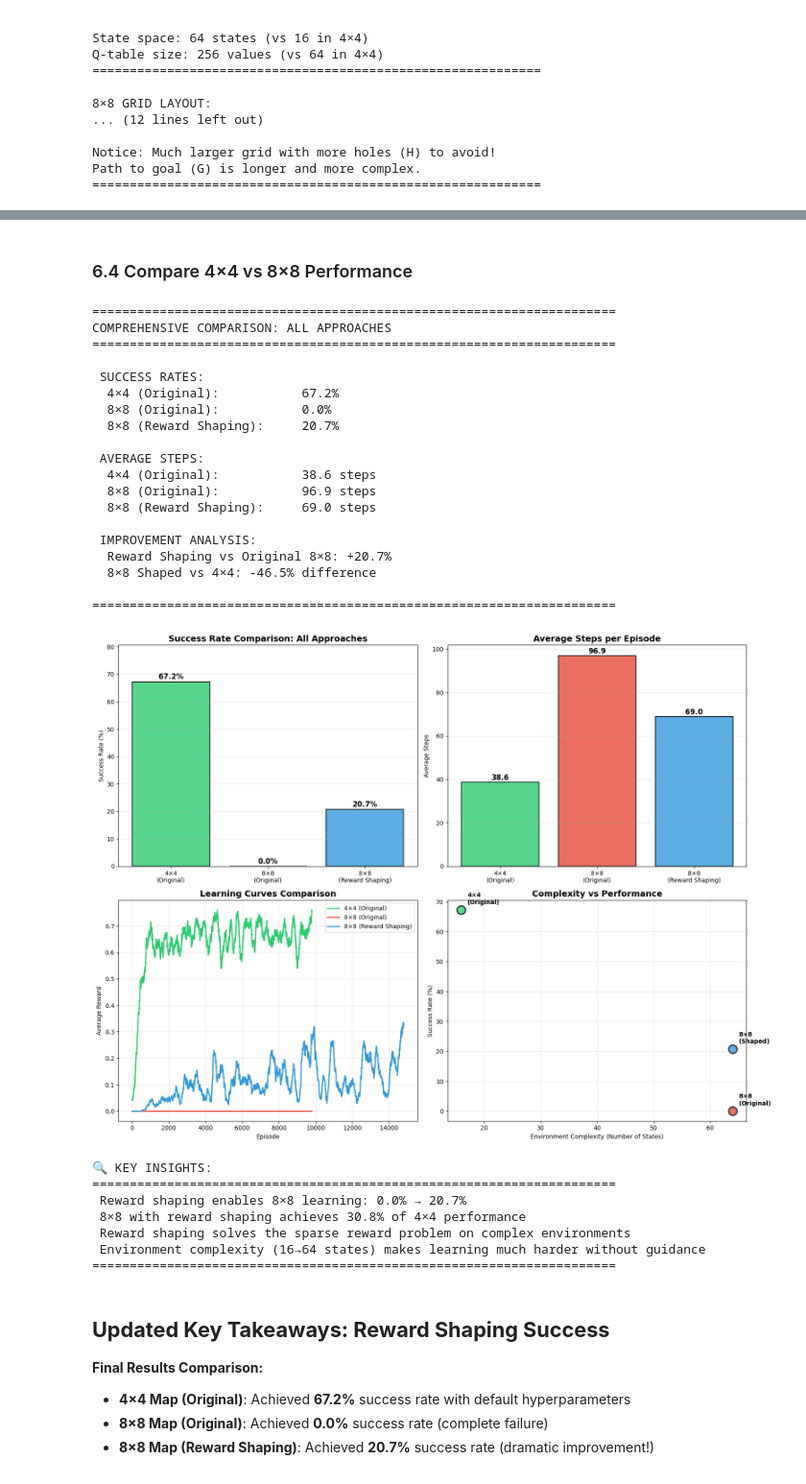
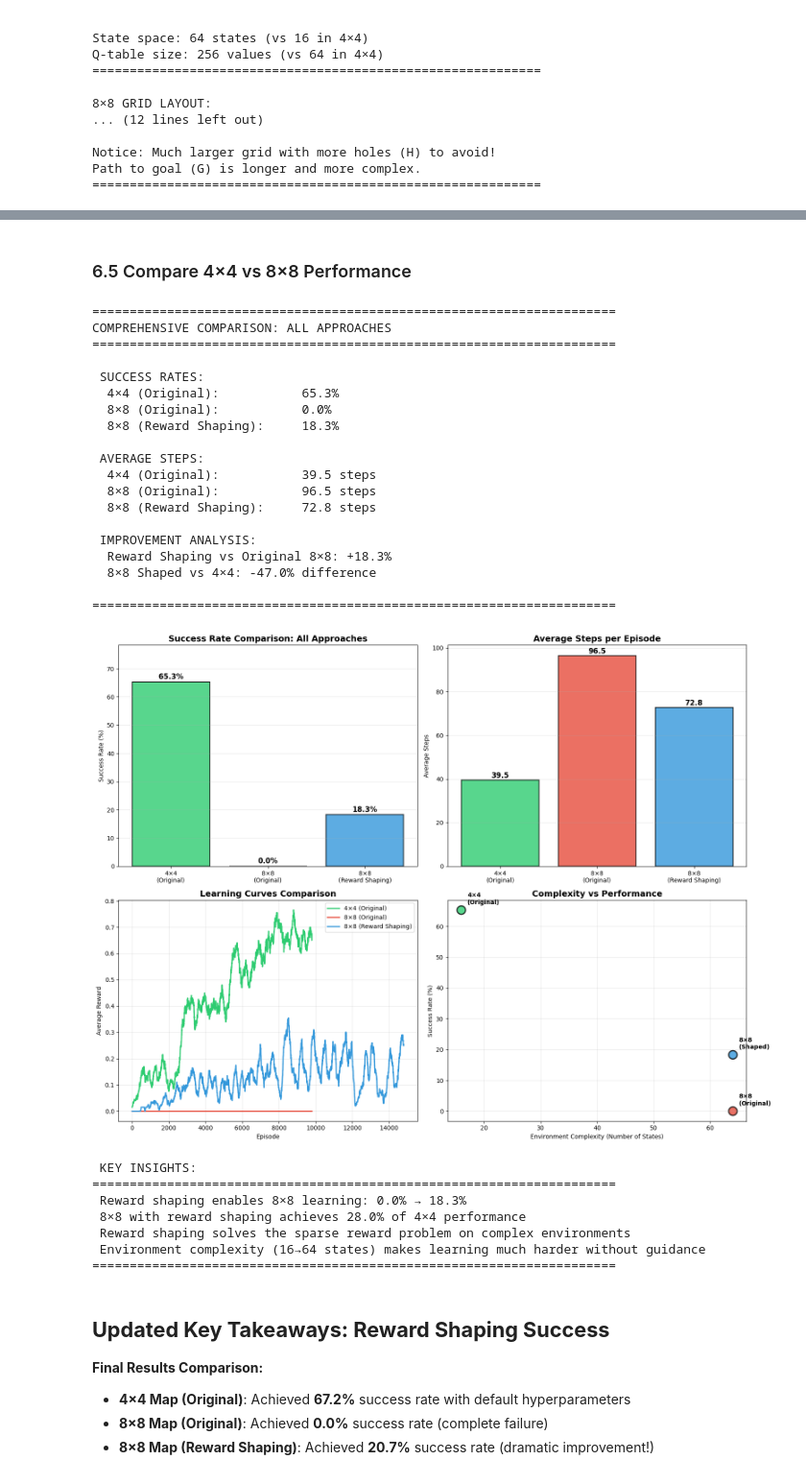
Before and after one commit to QuasimodoCodes/4610-Final, a Jupyter notebook: warehouse_robot_rl/warehouse_robot_rl.ipynb, the cells around one changed output, grey strips where cells are left out. Shown at 96% size. Drawn from its saved outputs; the diff is of its cells as text; code cells hidden in the pictures.

Commit message:
fixed reward shaping isue

```diff
--- a/warehouse_robot_rl/warehouse_robot_rl.ipynb
+++ b/warehouse_robot_rl/warehouse_robot_rl.ipynb
@@ -1169,0 +1302,29 @@ Path to goal (G) is longer and more complex.
+# %%
+# Create baseline agent for 8x8 WITHOUT reward shaping
+agent_8x8_baseline = QLearningAgent(
+    env_8x8,
+    learning_rate=0.2,
+    discount_factor=0.99,
+    epsilon_decay=0.995
+)
+
+print("=" * 60)
+print("TRAINING 8×8 BASELINE (NO REWARD SHAPING)")
+print("=" * 60)
+print("This will likely struggle due to sparse rewards...")
+print("=" * 60)
+
+# Train without reward shaping (using original train_agent function)
+rewards_8x8, steps_8x8 = train_agent(
+    agent_8x8_baseline,
+    env_8x8,
+    num_episodes=10000,
+    max_steps=150
+)
+
+# Print results
+print(f"\nBaseline Results (WITHOUT reward shaping):")
+print(f"  Success rate (last 1000): {np.sum(rewards_8x8[-1000:]) / 1000 * 100:.1f}%")
+print(f"  Avg steps (last 1000): {np.mean(steps_8x8[-1000:]):.1f}")
+print(f"  Total episodes: {len(rewards_8x8)}")
+print("\n" + "=" * 60)
@@ -1329,19 +1510,24 @@ Why it works:
   • Step penalty encourages efficient paths
 ============================================================
 # %% [markdown]
-### 6.4 Compare 4×4 vs 8×8 Performance
+### 6.5 Compare 4×4 vs 8×8 Performance
 # %%
 # Updated comprehensive comparison: 4×4 vs 8×8 (original) vs 8×8 (reward shaping)
+
+# Use the original 4×4 training results from cell 23
+rewards_4x4_baseline = rewards
+steps_4x4_baseline = steps
+
 print("=" * 70)
 print("COMPREHENSIVE COMPARISON: ALL APPROACHES")
 print("=" * 70)
 
 # Calculate metrics for all three approaches
-success_4x4 = np.sum(rewards[-1000:]) / 1000 * 100  # From original 4×4 agent
+success_4x4 = np.sum(rewards_4x4_baseline[-1000:]) / 1000 * 100  # From original 4×4 agent
 success_8x8_original = np.sum(rewards_8x8[-1000:]) / 1000 * 100  # 8×8 without reward shaping
 success_8x8_shaped = np.sum(rewards_shaped[-1000:]) / 1000 * 100  # 8×8 with reward shaping
 
-steps_4x4 = np.mean(steps[-1000:])
+steps_4x4 = np.mean(steps_4x4_baseline[-1000:])
 steps_8x8_original = np.mean(steps_8x8[-1000:])
 steps_8x8_shaped = np.mean(steps_shaped[-1000:])
 
@@ -1393,7 +1579,7 @@ for i, v in enumerate(steps_data):
 window = 200
 
 # Calculate moving averages
-rewards_4x4_ma = np.convolve(rewards, np.ones(window)/window, mode='valid')
+rewards_4x4_ma = np.convolve(rewards_4x4_baseline, np.ones(window)/window, mode='valid')
 rewards_8x8_ma = np.convolve(rewards_8x8, np.ones(window)/window, mode='valid')
 rewards_shaped_ma = np.convolve(rewards_shaped, np.ones(window)/window, mode='valid')
 
@@ -1424,45 +1610,45 @@ axes[1, 1].grid(True, alpha=0.3)
 labels = ['4×4\n(Original)', '8×8\n(Original)', '8×8\n(Shaped)']
 for i, label in enumerate(labels):
     axes[1, 1].annotate(label, (complexity[i], performance[i]),
                        xytext=(10, 10), textcoords='offset points',
                        fontsize=10, fontweight='bold')
 
 plt.tight_layout()
 plt.show()
 
 # Print key insights
 print("\n KEY INSIGHTS:")
 print("=" * 70)
 print(f" Reward shaping enables 8×8 learning: {success_8x8_original:.1f}% → {success_8x8_shaped:.1f}%")
 print(f" 8×8 with reward shaping achieves {success_8x8_shaped/success_4x4*100:.1f}% of 4×4 performance")
 print(f" Reward shaping solves the sparse reward problem on complex environments")
 print(f" Environment complexity (16→64 states) makes learning much harder without guidance")
 print("=" * 70)
 # %% [output]
 ======================================================================
 COMPREHENSIVE COMPARISON: ALL APPROACHES
 ======================================================================
 
  SUCCESS RATES:
-  4×4 (Original):           67.2%
+  4×4 (Original):           65.3%
   8×8 (Original):           0.0%
-  8×8 (Reward Shaping):     20.7%
+  8×8 (Reward Shaping):     18.3%
 
  AVERAGE STEPS:
-  4×4 (Original):           38.6 steps
-  8×8 (Original):           96.9 steps
-  8×8 (Reward Shaping):     69.0 steps
+  4×4 (Original):           39.5 steps
+  8×8 (Original):           96.5 steps
+  8×8 (Reward Shaping):     72.8 steps
 
  IMPROVEMENT ANALYSIS:
-  Reward Shaping vs Original 8×8: +20.7%
-  8×8 Shaped vs 4×4: -46.5% difference
+  Reward Shaping vs Original 8×8: +18.3%
+  8×8 Shaped vs 4×4: -47.0% difference
 
 ======================================================================
-[figure, old version]
+[figure, new version]
-🔍 KEY INSIGHTS:
+ KEY INSIGHTS:
 ======================================================================
- Reward shaping enables 8×8 learning: 0.0% → 20.7%
- 8×8 with reward shaping achieves 30.8% of 4×4 performance
+ Reward shaping enables 8×8 learning: 0.0% → 18.3%
+ 8×8 with reward shaping achieves 28.0% of 4×4 performance
  Reward shaping solves the sparse reward problem on complex environments
  Environment complexity (16→64 states) makes learning much harder without guidance
 ======================================================================
```
Also changed, not shown: parts of 23 cells of this notebook.
